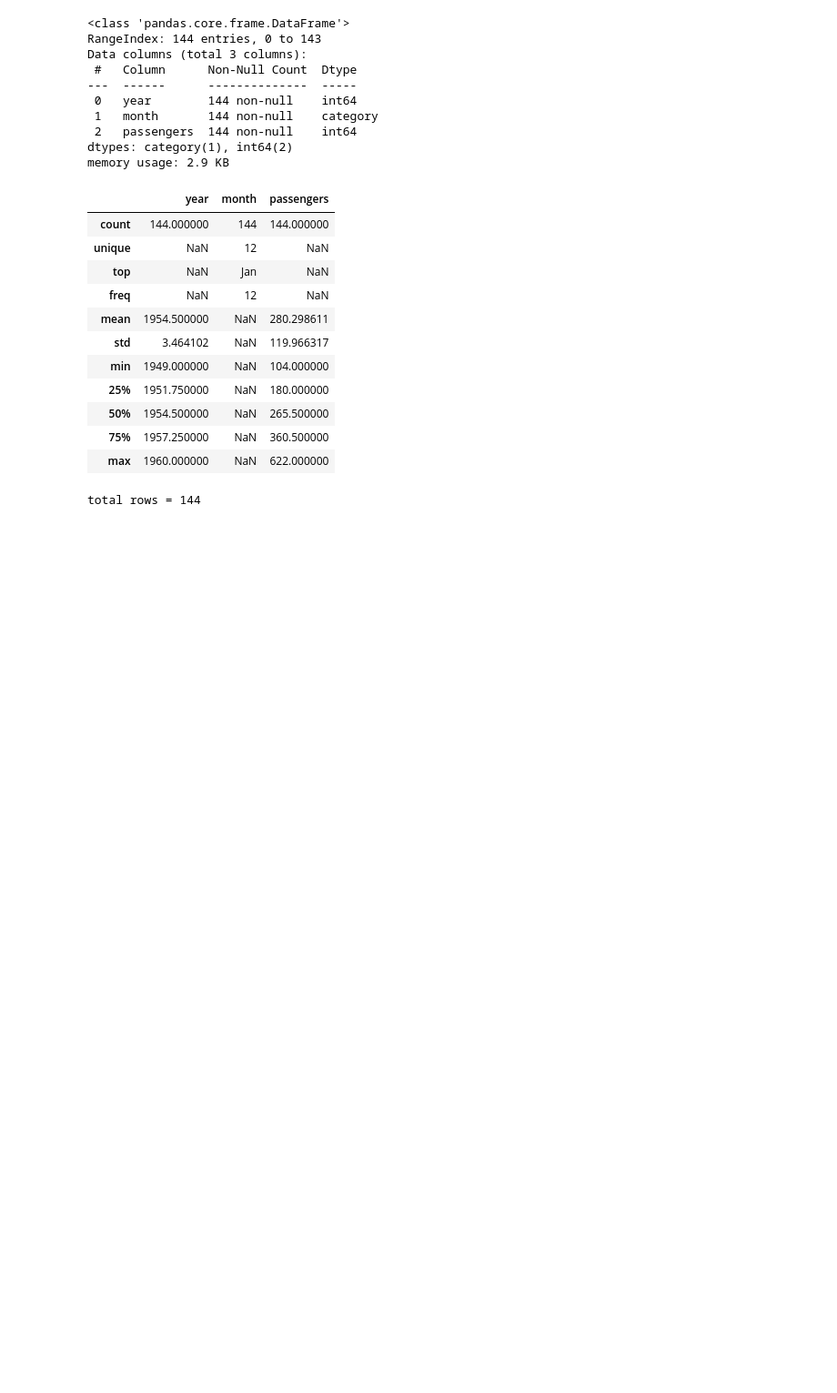
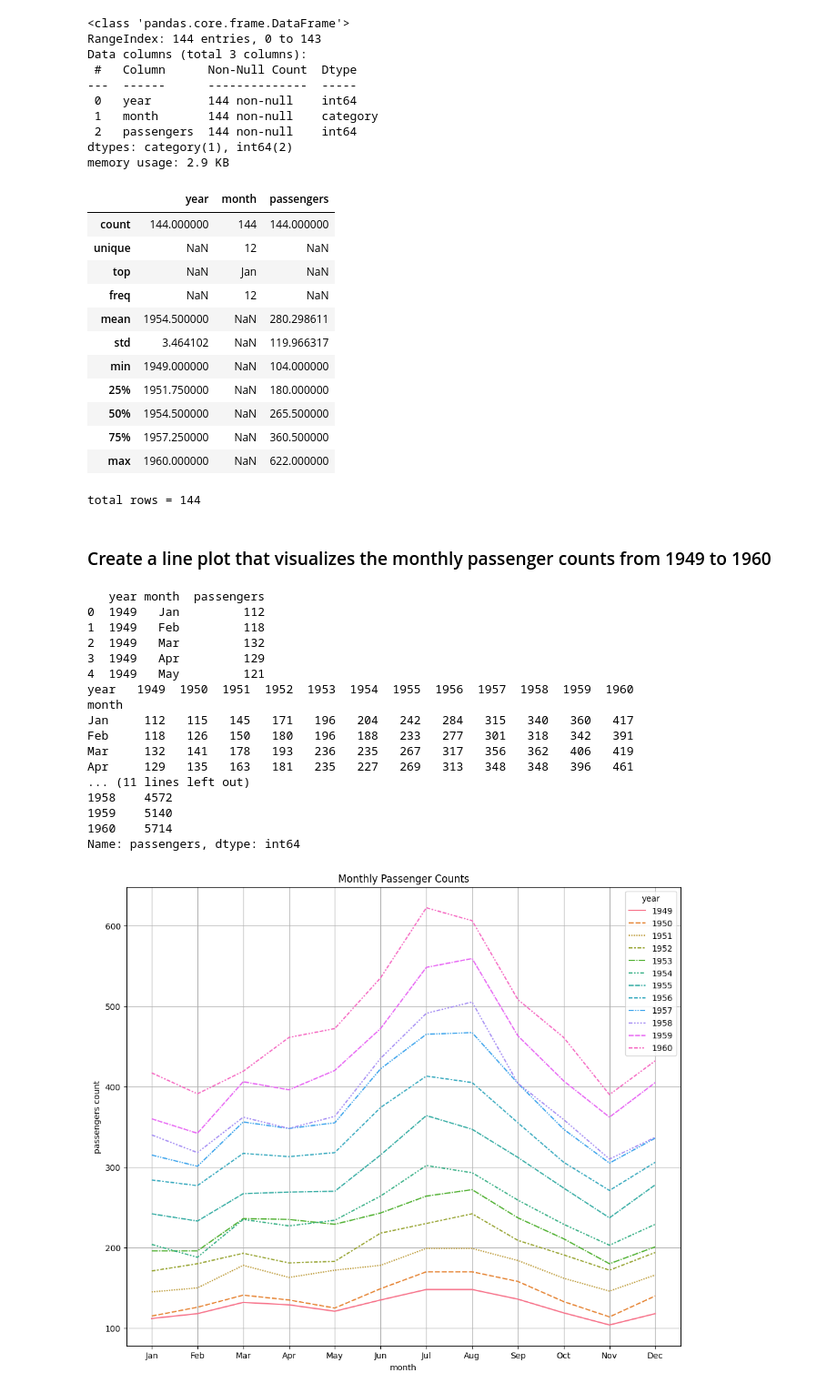
Before and after one commit to vadivelmurugesan/data-science, a Jupyter notebook: example_data_sets/03_flights_data_set.ipynb, the cells around one changed output. Shown at 91% size. Saved outputs shown, nothing was run; the diff lists cells and outputs as text; code cells hidden in the pictures; blank space fills up the shorter version.

Commit message:
Added line plots

```diff
--- a/example_data_sets/03_flights_data_set.ipynb
+++ b/example_data_sets/03_flights_data_set.ipynb
@@ -53,3 +53,50 @@ flights_df.describe(include= 'all')
 print(f"total rows = {len(flights_df)}")
 # %% [output]
 total rows = 144
+# %% [markdown]
+### Create a line plot that visualizes the monthly passenger counts from 1949 to 1960
+# %%
+import matplotlib.pyplot as plt
+import seaborn as sns
+
+flights_df = sns.load_dataset('flights')
+
+print(flights_df.head())
+
+flights_df_pivot = flights_df.pivot(index="month", columns="year", values = "passengers" )
+
+print(flights_df_pivot.head())
+
+#Get the total passenger count for each year
+print(flights_df.groupby('year')['passengers'].sum())
+
+
+
+plt.figure(figsize=(12, 10))
+plt.grid(True)
+sns.lineplot(data = flights_df_pivot, linestyle = '--')
+
+plt.title("Monthly Passenger Counts")
+plt.xlabel("month")
+plt.ylabel("passengers count")
+# Display the plot
+plt.show()
+# %% [output]
+   year month  passengers
+0  1949   Jan         112
+1  1949   Feb         118
+2  1949   Mar         132
+3  1949   Apr         129
+4  1949   May         121
+year   1949  1950  1951  1952  1953  1954  1955  1956  1957  1958  1959  1960
+month
+Jan     112   115   145   171   196   204   242   284   315   340   360   417
+Feb     118   126   150   180   196   188   233   277   301   318   342   391
+Mar     132   141   178   193   236   235   267   317   356   362   406   419
+Apr     129   135   163   181   235   227   269   313   348   348   396   461
+... (11 lines left out)
+1958    4572
+1959    5140
+1960    5714
+Name: passengers, dtype: int64
+[figure, added]
```
Also changed, not shown: parts of 2 cells of this notebook.
